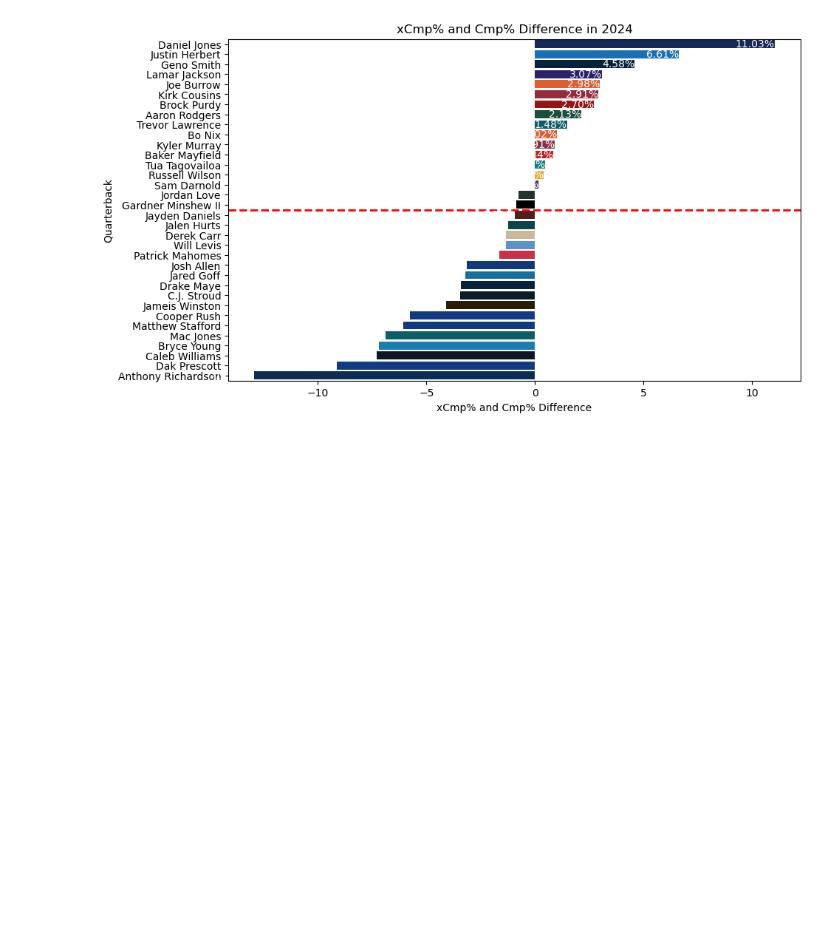
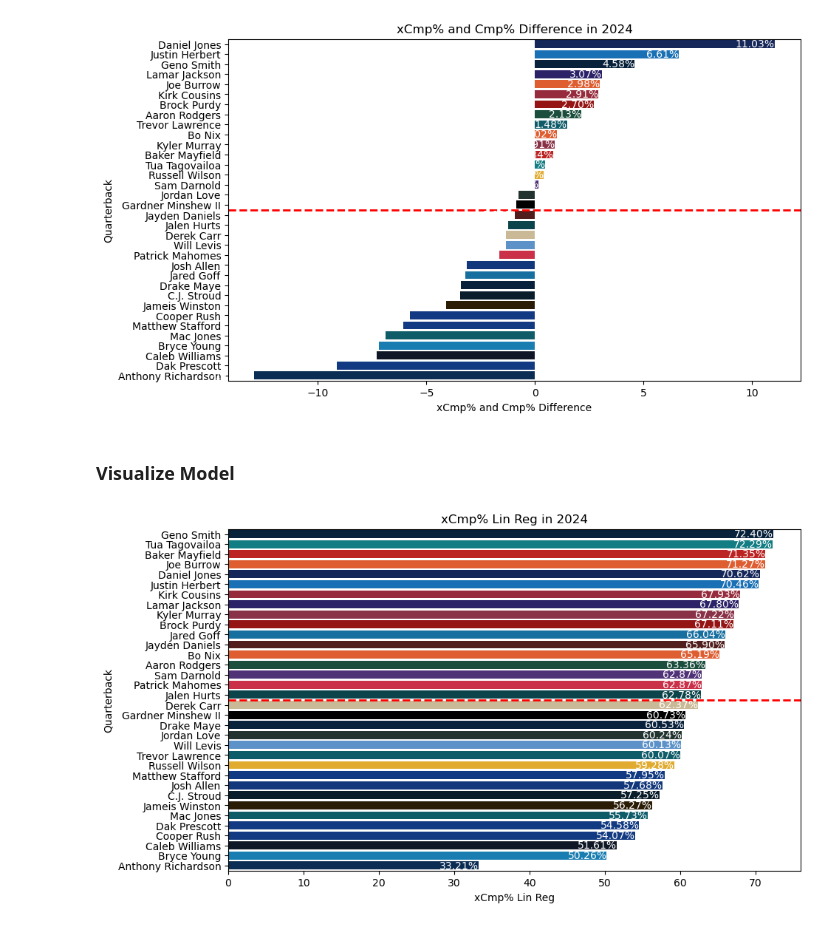
Before and after one commit to Stat-Wars/xCmp, a Jupyter notebook: xCmp.ipynb, the cells around one changed output. Drawn from its saved outputs; the diff is of its cells as text; code cells hidden in the pictures; blank space fills up the shorter version.

```diff
--- a/xCmp.ipynb
+++ b/xCmp.ipynb
@@ -150,0 +220,6 @@ for x in years:
+# %%
+data_total['xCmpModel'] = xCmpLinRegModel.predict(X)
+
+data_total['xCmpPctModel'] = (data_total['xCmpModel']/data_total['xAtt']) * 100
+
+data_total['xCmpPctModelDiff'] = (data_total['xCmpPctModel'] - data_total['cmpPct'])
@@ -208,3 +285,12 @@ cmpDiff24 = statGrapher(data[24], 'cmpPctDiff', 'xCmp% and Cmp% Difference')
 # NOTE: cmp% won't display for players with negative values because text is HA'd right & is white text
 # %% [output]
 [figure]
+# %% [markdown]
+### Visualize Model
+# %%
+data24 = data_total[data_total['Season'] == "2024"]
+# %%
+
+xCmp24LinReg = statGrapher(data24, 'xCmpPctModel', 'xCmp% Lin Reg')
+# %% [output]
+[figure, added]
```
Also changed, not shown: parts of 15 cells of this notebook.
